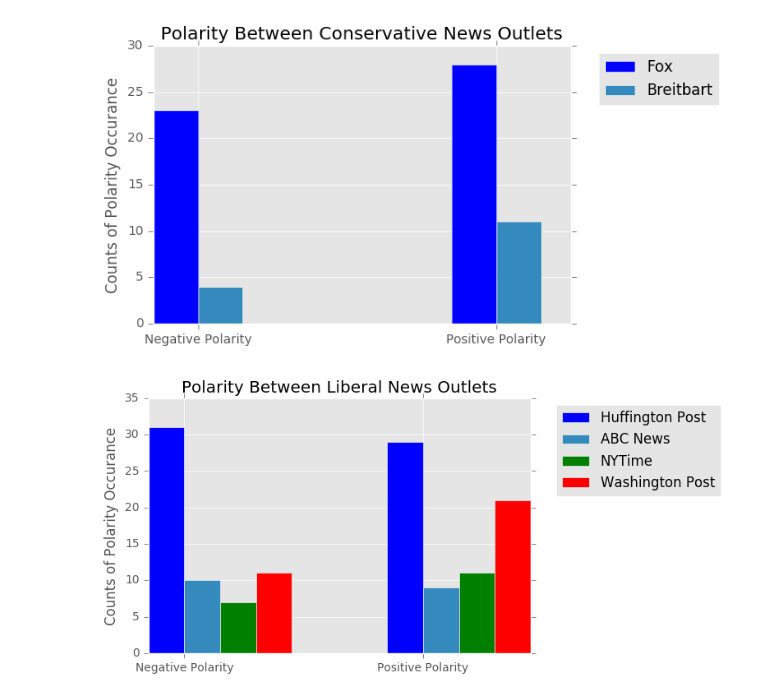
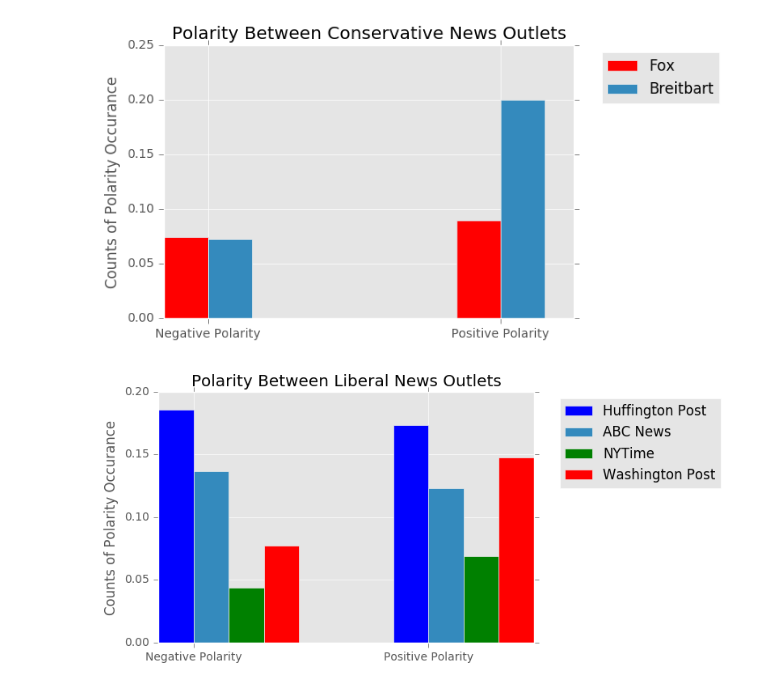
Before and after one commit to noashadmon/sta141bfinal, a Jupyter notebook: nounpolarity-analysis.ipynb, the cells around one changed output. Cells and saved outputs as stored; diff of their text form; code cells hidden in the pictures.

Commit message:
changed plots to ratio based

```diff
--- a/nounpolarity-analysis.ipynb
+++ b/nounpolarity-analysis.ipynb
@@ -108,0 +118,12 @@ df = pd.DataFrame([hp, ab, ec, fo, np, ny, wa, ws, br])
+# %%
+def polarity_levels(total_pol, name, typenews, num):
+    pos_pol = [i for i in total_pol if i > 0]
+    pos_pol = str(len(pos_pol) / num)
+    neg_pol = [i for i in total_pol if i < 0]
+    neg_pol = str(len(neg_pol) / num)
+    all_pol = [name, neg_pol, pos_pol, typenews]
+
+    return all_pol
+# %%
+hp = polarity_levels(huff_noun_pol, "Huffington Post", "Liberal", len(huff))
+hp
@@ -108,0 +132,3 @@ df = pd.DataFrame([hp, ab, ec, fo, np, ny, wa, ws, br])
+# %%
+ab = polarity_levels(abc_noun_pol, "ABC News", "Liberal", len(abc))
+ab
@@ -108,0 +137,8 @@ df = pd.DataFrame([hp, ab, ec, fo, np, ny, wa, ws, br])
+# %%
+ec = polarity_levels(economist_noun_pol, "Economist", "Other", len(economist))
+fo = polarity_levels(fox_noun_pol, "Fox", "Conservative", len(fox))
+np = polarity_levels(npr_noun_pol, "NPR", "Other", len(npr))
+ny = polarity_levels(nytimes_noun_pol, "NYTimes", "Liberal", len(nytimes))
+wa = polarity_levels(washington_noun_pol, "Washington Post", "Liberal", len(washington))
+ws = polarity_levels(wsj_noun_pol, "WSJ", "Other", len(wsj))
+br = polarity_levels(breitbart_noun_pol, "Breitbart", "Conservative", len(breitbart))
@@ -171,31 +206,34 @@ plt.show()
 # %%
 ind = np.arange(2)
 width = 0.15
 fig = plt.figure()
 ax = fig.add_subplot(111)
 
 rects1 = ax.bar(ind, df_conservative.iloc[0, 1:3].values, width, color='b')
+rects1 = ax.bar(ind, df_conservative.iloc[0, 1:3].values, width, color='r')
 
 rects2 = ax.bar(ind+width, df_conservative.iloc[1, 1:3].values, width)
 
 ax.set_ylabel('Counts of Polarity Occurance')
 ax.set_xticks(ind+width)
 ax.set_title("Polarity Between Conservative News Outlets")
 ax.set_xticklabels( ('Negative Polarity', 'Positive Polarity') )
 ax.legend( (rects1[0], rects2[0]), ('Fox', 'Breitbart'), bbox_to_anchor=(1.05, 1), loc=2)
 plt.show()
 # %% [output]
-[figure, old version]
+[figure, new version]
 # %%
-ind = np.arange(2)
+
 width = 0.15
 fig = plt.figure()
 ax = fig.add_subplot(111)
 
 rects1 = ax.bar(ind, df_liberal.iloc[0, 1:3].values, width, color='b')
 
+
 rects2 = ax.bar(ind+width, df_liberal.iloc[1, 1:3].values, width)
 rects3 = ax.bar(ind+width+width, df_liberal.iloc[2, 1:3].values, width, color = 'g')
+
 rects4 = ax.bar(ind+width+width+width, df_liberal.iloc[3, 1:3].values, width, color = 'r')
 
 ax.set_ylabel('Counts of Polarity Occurance')
@@ -205,7 +243,7 @@ ax.set_xticklabels( ('Negative Polarity',  'Positive Polarity') )
 ax.legend( (rects1[0], rects2[0], rects3[0], rects4[0]), ('Huffington Post', 'ABC News', 'NYTime', 'Washington Post'), bbox_to_anchor=(1.05, 1), loc=2)
 plt.show()
 # %% [output]
-[figure, old version]
+[figure, new version]
 # %%
 #ind = np.arange(3)
 width = 0.15
```
Also changed, not shown: parts of 46 cells of this notebook.
